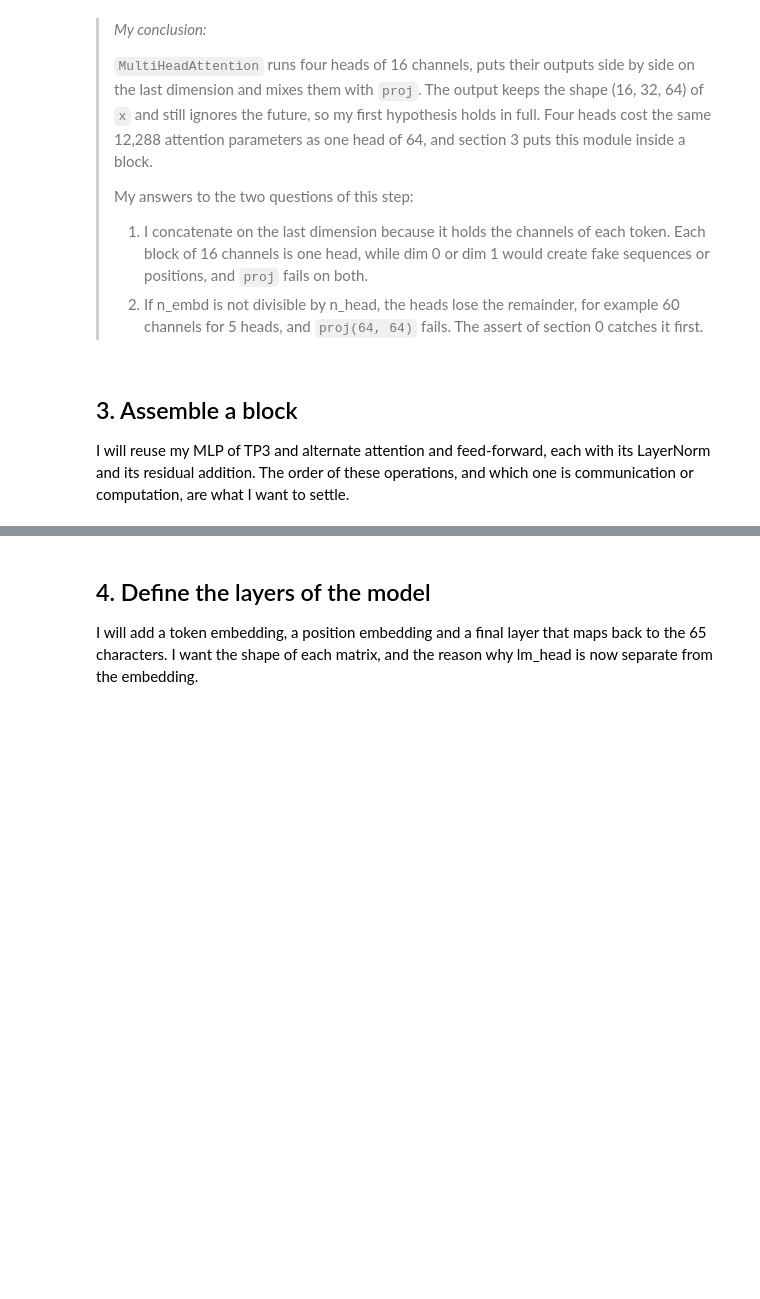
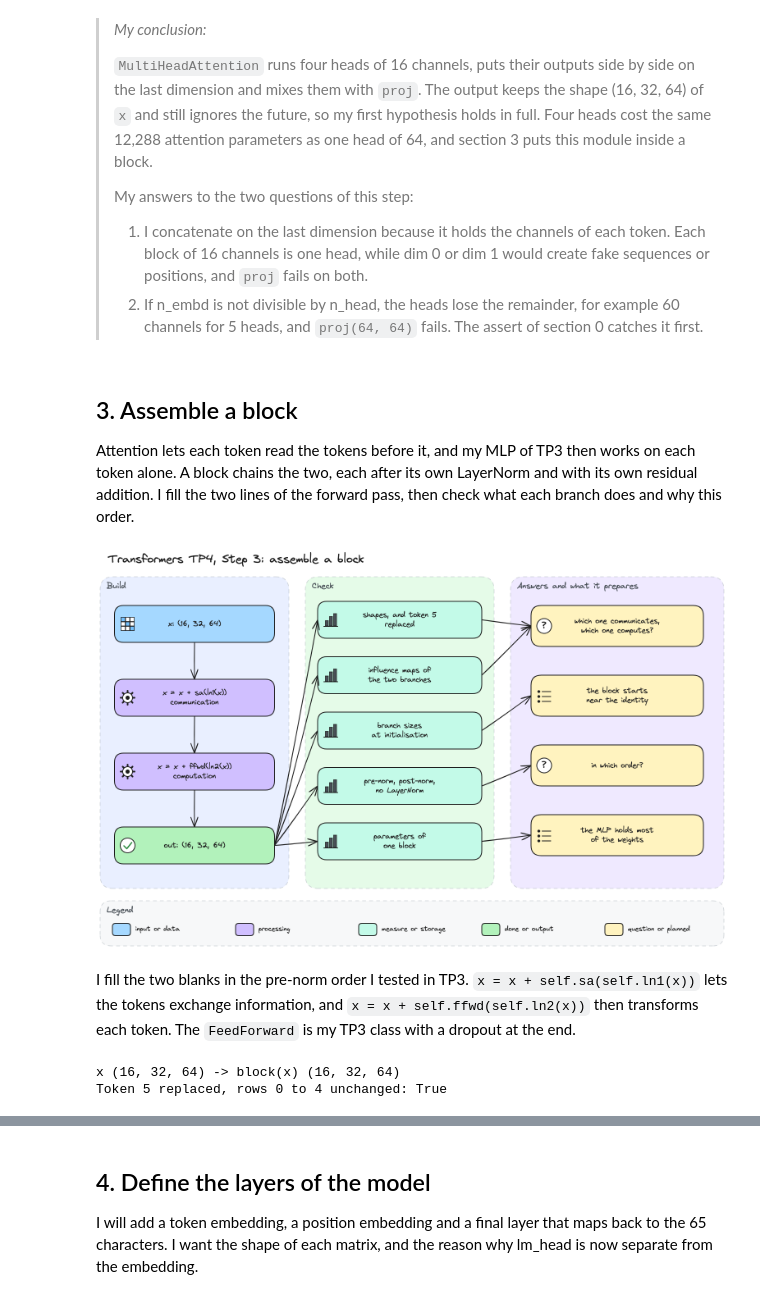
Before and after one commit to mcrayssac/ING3_IAA_GB_NLP, a Jupyter notebook: TP4_transformers.ipynb, the cells around one changed output, grey strips where cells are left out. Cells and saved outputs as stored; diff of their text form; code cells hidden in the pictures; blank space fills up the shorter version.

Commit message:
TP4 transformers step 3

```diff
--- a/TP4_transformers.ipynb
+++ b/TP4_transformers.ipynb
@@ -558,4 +558,9 @@ One head of 64 would give a single pattern for the same price, which I compare a
 # %% [markdown]
 ## 3. Assemble a block
 
-I will reuse my MLP of TP3 and alternate attention and feed-forward, each with its LayerNorm and its residual addition. The order of these operations, and which one is communication or computation, are what I want to settle.
+Attention lets each token read the tokens before it, and my MLP of TP3 then works on each token alone. A block chains the two, each after its own LayerNorm and with its own residual addition. I fill the two lines of the forward pass, then check what each branch does and why this order.
+# %%
+# Step 3 diagram: one block, attention then MLP, and the checks behind my answers.
+display(Image(filename='diagrams/transformers/tp4_step3.png', width=900))
+# %% [output]
+[figure, added]
@@ -561,0 +600,17 @@ I will reuse my MLP of TP3 and alternate attention and feed-forward, each with i
+# %% [markdown]
+I fill the two blanks in the pre-norm order I tested in TP3. `x = x + self.sa(self.ln1(x))` lets the tokens exchange information, and `x = x + self.ffwd(self.ln2(x))` then transforms each token. The `FeedForward` is my TP3 class with a dropout at the end.
+# %%
+# Does a block keep the shape and the causal rule? One block on x of shape (16, 32, 64).
+torch.manual_seed(1337)
+block = Block(n_embd, n_head)
+x = torch.randn(batch_size, block_size, n_embd)
+out = block(x)
+print(f'x {tuple(x.shape)} -> block(x) {tuple(out.shape)}')
+
+changed = x.clone()
+changed[0, 5] = torch.randn(n_embd)
+print(f'Token 5 replaced, rows 0 to 4 unchanged: '
+      f'{torch.equal(block(changed)[0, :5], out[0, :5])}')
+# %% [output]
+x (16, 32, 64) -> block(x) (16, 32, 64)
+Token 5 replaced, rows 0 to 4 unchanged: True
```
Also changed, not shown: parts of 12 cells of this notebook, 4 other files.
